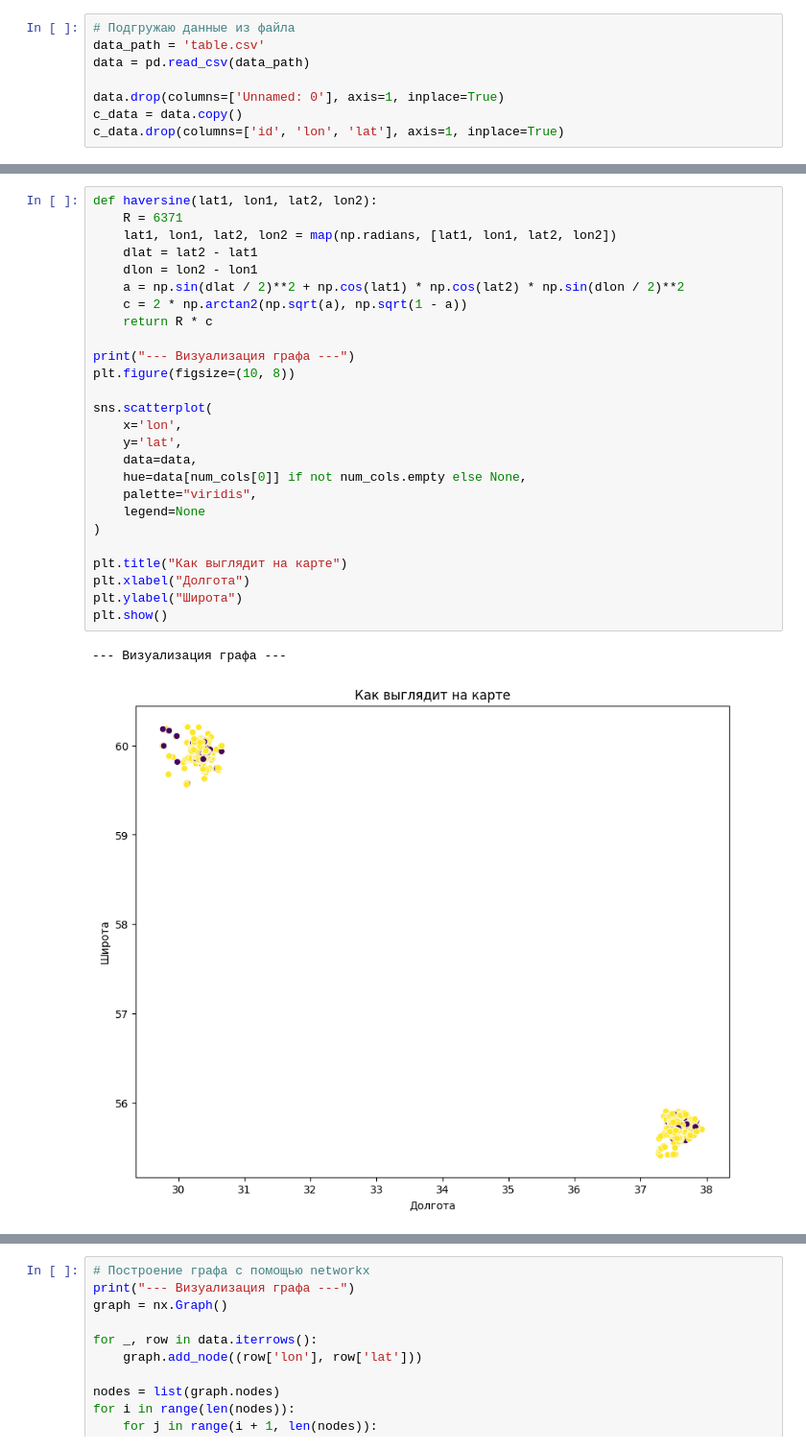
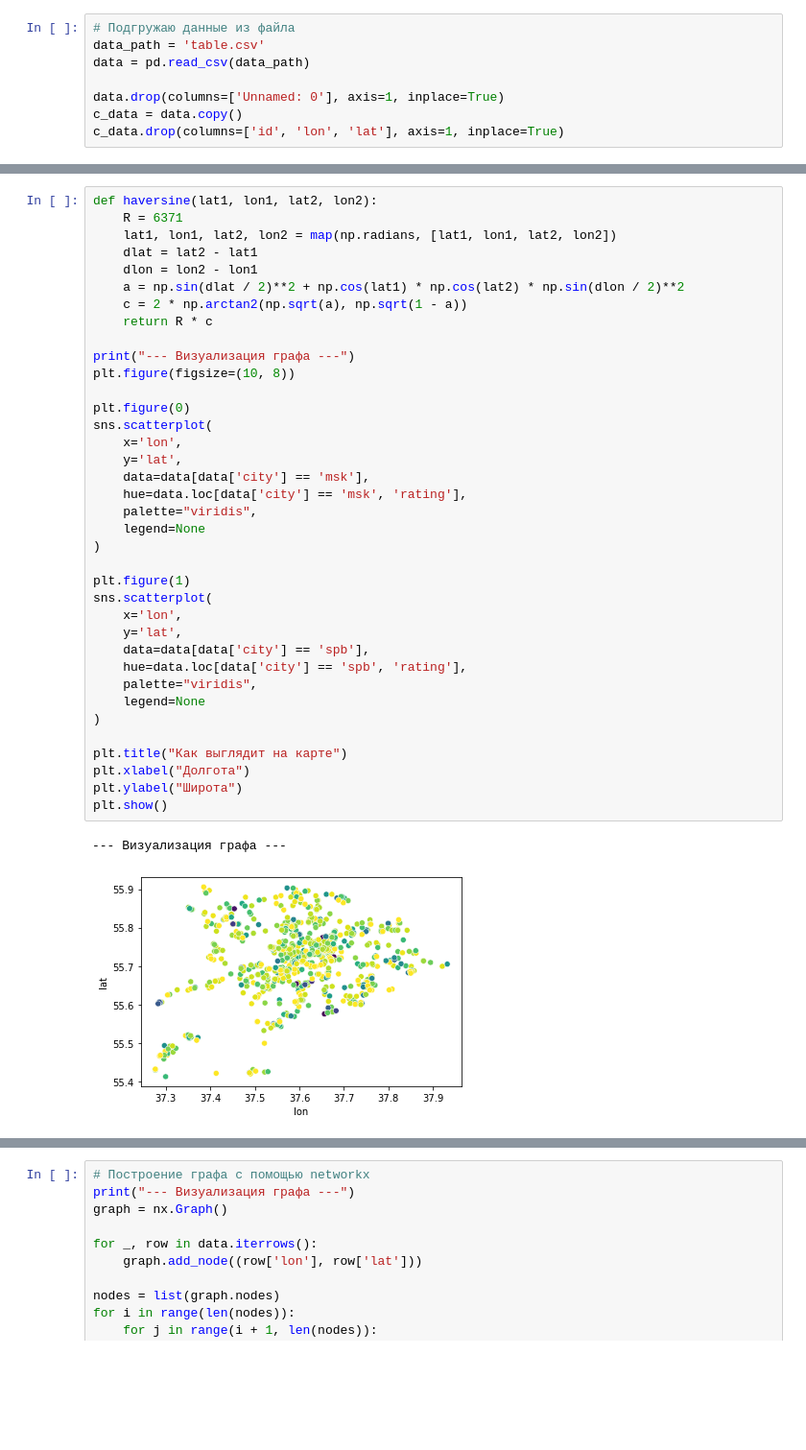
Before and after one commit to nkhamm-spb/sna_proj, a Jupyter notebook: data/EDA.ipynb, the cells around one changed output, grey strips where cells are left out. Shown: that part at 96% size. Saved outputs shown, nothing was run; the diff lists cells and outputs as text; blank space fills up the shorter version.

```diff
--- a/data/EDA.ipynb
+++ b/data/EDA.ipynb
@@ -102,29 +108,40 @@ for col in num_cols:
 # %%
 def haversine(lat1, lon1, lat2, lon2):
     R = 6371
     lat1, lon1, lat2, lon2 = map(np.radians, [lat1, lon1, lat2, lon2])
     dlat = lat2 - lat1
     dlon = lon2 - lon1
     a = np.sin(dlat / 2)**2 + np.cos(lat1) * np.cos(lat2) * np.sin(dlon / 2)**2
     c = 2 * np.arctan2(np.sqrt(a), np.sqrt(1 - a))
     return R * c
 
 print("--- Визуализация графа ---")
 plt.figure(figsize=(10, 8))
 
+plt.figure(0)
 sns.scatterplot(
     x='lon',
     y='lat',
-    data=data,
-    hue=data[num_cols[0]] if not num_cols.empty else None,
+    data=data[data['city'] == 'msk'],
+    hue=data.loc[data['city'] == 'msk', 'rating'],
+    palette="viridis",
+    legend=None
+)
+
+plt.figure(1)
+sns.scatterplot(
+    x='lon',
+    y='lat',
+    data=data[data['city'] == 'spb'],
+    hue=data.loc[data['city'] == 'spb', 'rating'],
     palette="viridis",
     legend=None
 )
 
 plt.title("Как выглядит на карте")
 plt.xlabel("Долгота")
 plt.ylabel("Широта")
 plt.show()
 # %% [output]
 --- Визуализация графа ---
-[figure, old version]
+[figure, new version]
```
Also changed, not shown: parts of 9 cells of this notebook.
